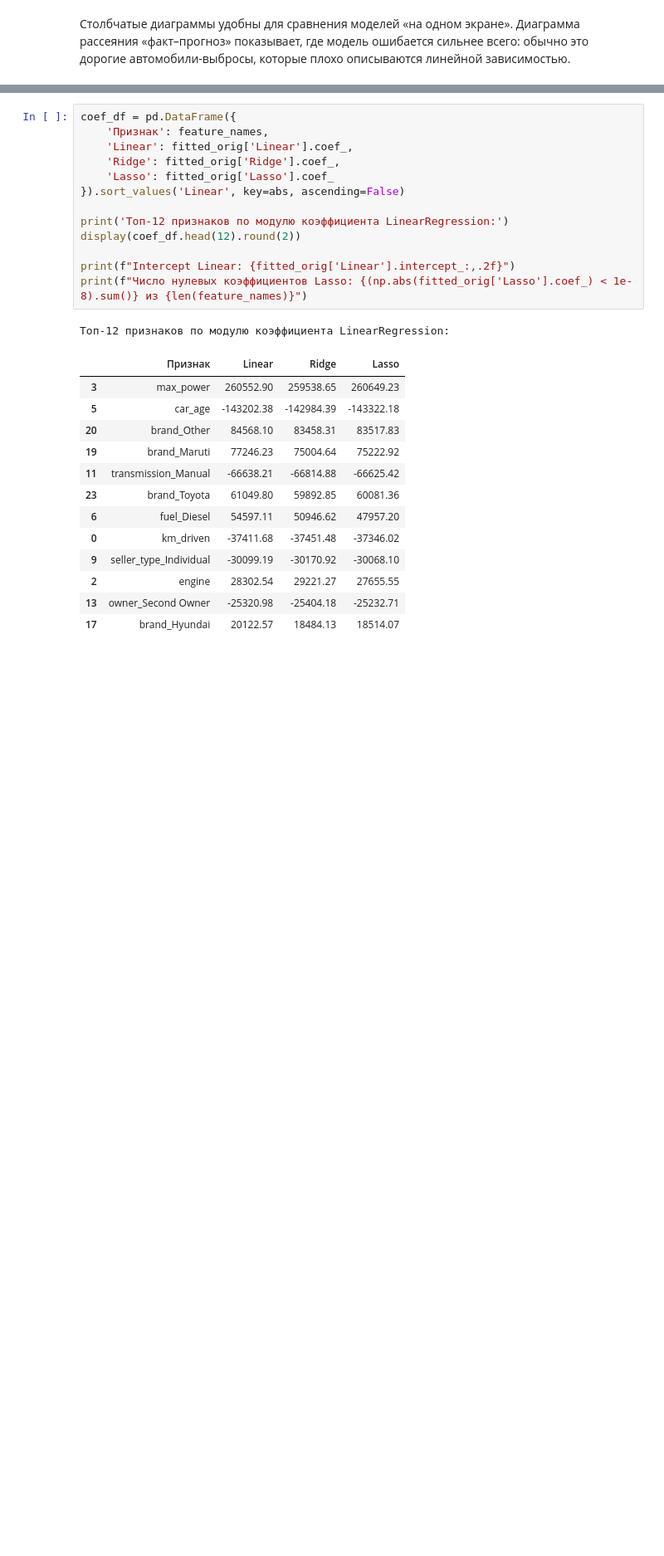
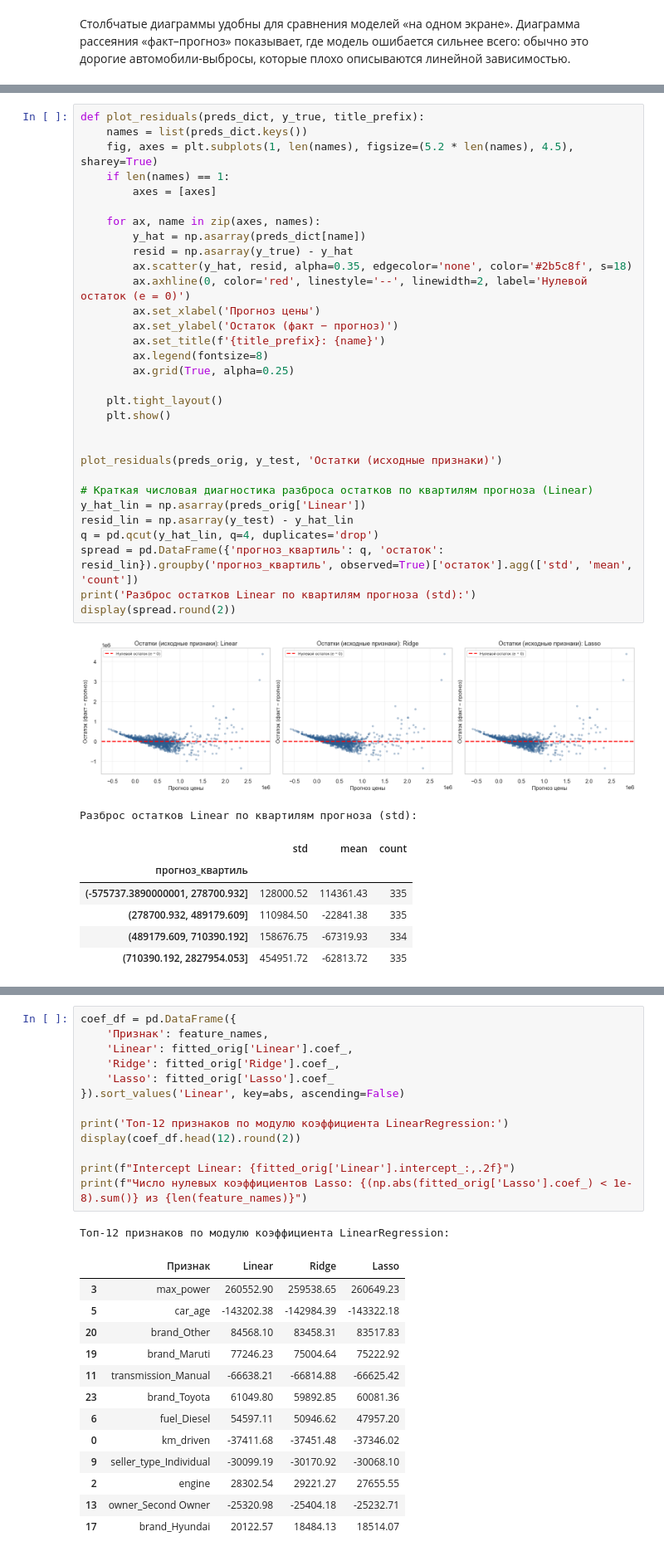
Before and after one commit to etnight15/AI-and-ML-1LB, a Jupyter notebook: Lab1_Linear_Regression_Factor_Analysis.ipynb, the cells around one changed output, grey strips where cells are left out. Shown at 83% size. Cells and saved outputs as stored; diff of their text form; blank space fills up the shorter version.

```diff
--- a/Lab1_Linear_Regression_Factor_Analysis.ipynb
+++ b/Lab1_Linear_Regression_Factor_Analysis.ipynb
@@ -567,0 +574,40 @@ plt.show()
+# %%
+def plot_residuals(preds_dict, y_true, title_prefix):
+    names = list(preds_dict.keys())
+    fig, axes = plt.subplots(1, len(names), figsize=(5.2 * len(names), 4.5), sharey=True)
+    if len(names) == 1:
+        axes = [axes]
+
+    for ax, name in zip(axes, names):
+        y_hat = np.asarray(preds_dict[name])
+        resid = np.asarray(y_true) - y_hat
+        ax.scatter(y_hat, resid, alpha=0.35, edgecolor='none', color='#2b5c8f', s=18)
+        ax.axhline(0, color='red', linestyle='--', linewidth=2, label='Нулевой остаток (e = 0)')
+        ax.set_xlabel('Прогноз цены')
+        ax.set_ylabel('Остаток (факт − прогноз)')
+        ax.set_title(f'{title_prefix}: {name}')
+        ax.legend(fontsize=8)
+        ax.grid(True, alpha=0.25)
+
+    plt.tight_layout()
+    plt.show()
+
+
+plot_residuals(preds_orig, y_test, 'Остатки (исходные признаки)')
+
+# Краткая числовая диагностика разброса остатков по квартилям прогноза (Linear)
+y_hat_lin = np.asarray(preds_orig['Linear'])
+resid_lin = np.asarray(y_test) - y_hat_lin
+q = pd.qcut(y_hat_lin, q=4, duplicates='drop')
+spread = pd.DataFrame({'прогноз_квартиль': q, 'остаток': resid_lin}).groupby('прогноз_квартиль', observed=True)['остаток'].agg(['std', 'mean', 'count'])
+print('Разброс остатков Linear по квартилям прогноза (std):')
+display(spread.round(2))
+# %% [output]
+[figure, added]
+Разброс остатков Linear по квартилям прогноза (std):
+|  | std | mean | count |
+| прогноз_квартиль |  |  |  |
+| (-575737.3890000001, 278700.932] | 128000.52 | 114361.43 | 335 |
+| (278700.932, 489179.609] | 110984.50 | -22841.38 | 335 |
+| (489179.609, 710390.192] | 158676.75 | -67319.93 | 334 |
+| (710390.192, 2827954.053] | 454951.72 | -62813.72 | 335 |
```
Also changed, not shown: parts of 6 cells of this notebook, 1 other file.
